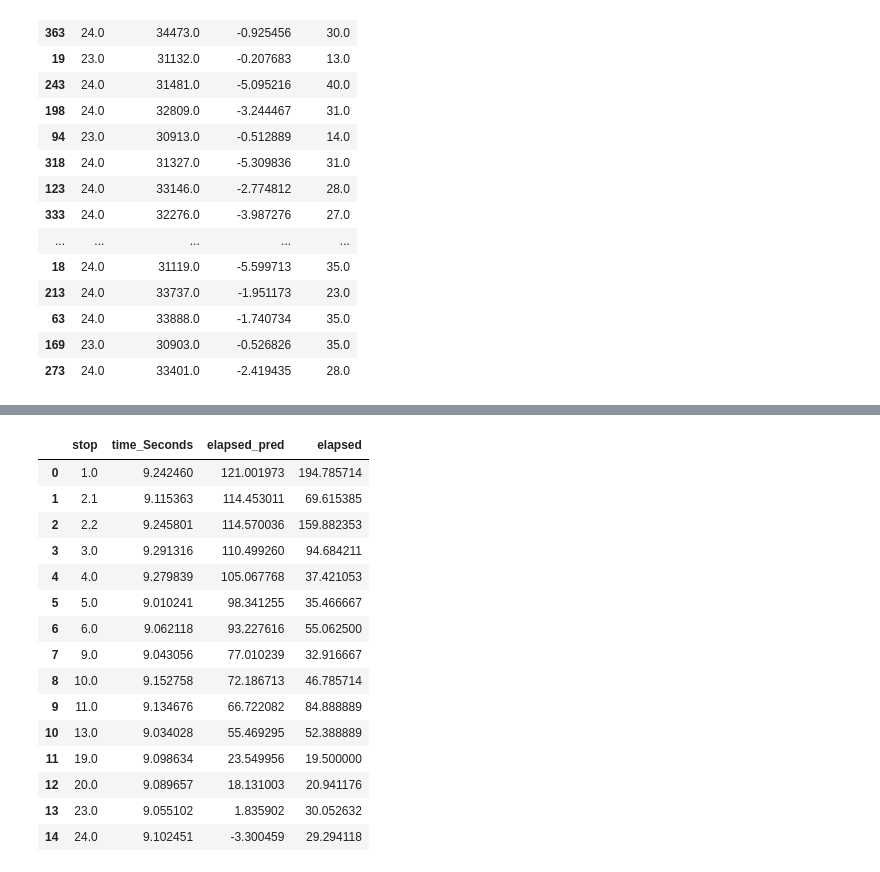
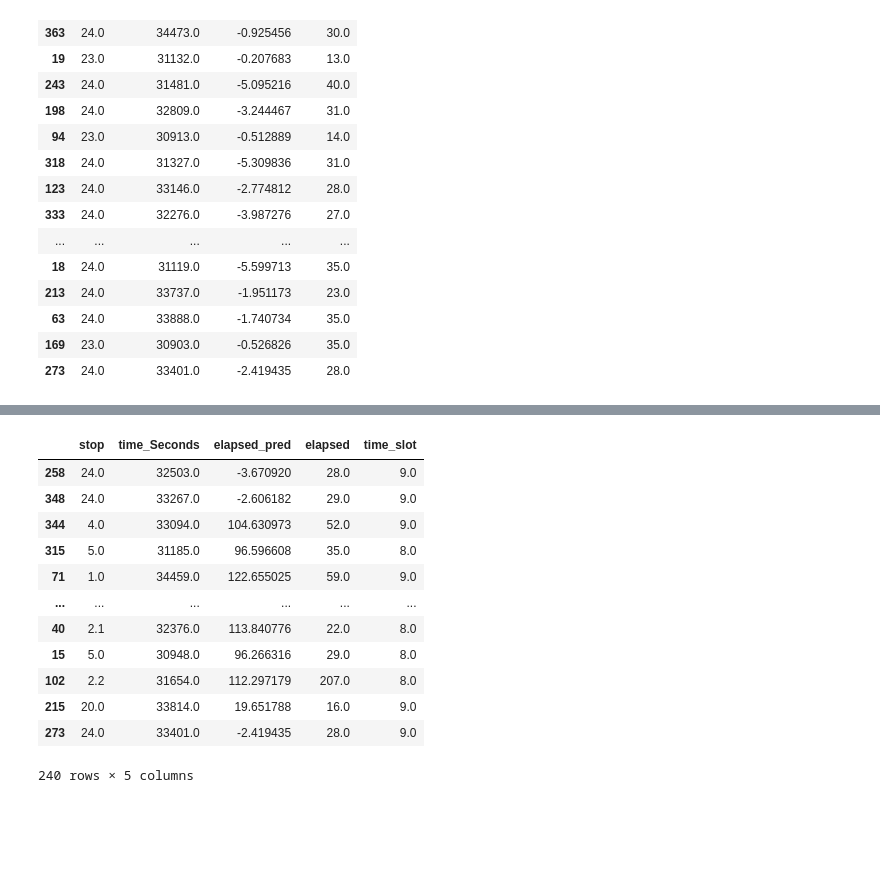
Before and after one commit to sheriranka/urban-computing-bus, a Jupyter notebook: Training.ipynb, the cells around one changed output, grey strips where cells are left out. Cells and saved outputs as stored; diff of their text form; code cells hidden in the pictures; blank space fills up the shorter version.

```diff
--- a/Training.ipynb
+++ b/Training.ipynb
@@ -241 +241,17 @@ pred[pred['stop']==1]
+# %%
+pred
+# %% [output]
+|  | stop | time_Seconds | elapsed_pred | elapsed | time_slot |
+| 258 | 24.0 | 32503.0 | -3.670920 | 28.0 | 9.0 |
+| 348 | 24.0 | 33267.0 | -2.606182 | 29.0 | 9.0 |
+| 344 | 4.0 | 33094.0 | 104.630973 | 52.0 | 9.0 |
+| 315 | 5.0 | 31185.0 | 96.596608 | 35.0 | 8.0 |
+| 71 | 1.0 | 34459.0 | 122.655025 | 59.0 | 9.0 |
+| ... | ... | ... | ... | ... | ... |
+| 40 | 2.1 | 32376.0 | 113.840776 | 22.0 | 8.0 |
+| 15 | 5.0 | 30948.0 | 96.266316 | 29.0 | 8.0 |
+| 102 | 2.2 | 31654.0 | 112.297179 | 207.0 | 8.0 |
+| 215 | 20.0 | 33814.0 | 19.651788 | 16.0 | 9.0 |
+| 273 | 24.0 | 33401.0 | -2.419435 | 28.0 | 9.0 |
+240 rows × 5 columns
 # %%
@@ -243,19 +259,2 @@ new_df = pred.groupby('stop').mean().reset_index()
 # %%
-new_df
+df_database = new_df.drop(['time_Seconds','elapsed'], axis=1)
-# %% [output]
-|  | stop | time_Seconds | elapsed_pred | elapsed |
-| 0 | 1.0 | 9.242460 | 121.001973 | 194.785714 |
-| 1 | 2.1 | 9.115363 | 114.453011 | 69.615385 |
-| 2 | 2.2 | 9.245801 | 114.570036 | 159.882353 |
-| 3 | 3.0 | 9.291316 | 110.499260 | 94.684211 |
-| 4 | 4.0 | 9.279839 | 105.067768 | 37.421053 |
-| 5 | 5.0 | 9.010241 | 98.341255 | 35.466667 |
-| 6 | 6.0 | 9.062118 | 93.227616 | 55.062500 |
-| 7 | 9.0 | 9.043056 | 77.010239 | 32.916667 |
-| 8 | 10.0 | 9.152758 | 72.186713 | 46.785714 |
-| 9 | 11.0 | 9.134676 | 66.722082 | 84.888889 |
-| 10 | 13.0 | 9.034028 | 55.469295 | 52.388889 |
-| 11 | 19.0 | 9.098634 | 23.549956 | 19.500000 |
-| 12 | 20.0 | 9.089657 | 18.131003 | 20.941176 |
-| 13 | 23.0 | 9.055102 | 1.835902 | 30.052632 |
-| 14 | 24.0 | 9.102451 | -3.300459 | 29.294118 |
```
Also changed, not shown: parts of 4 cells of this notebook, 1 other file.
